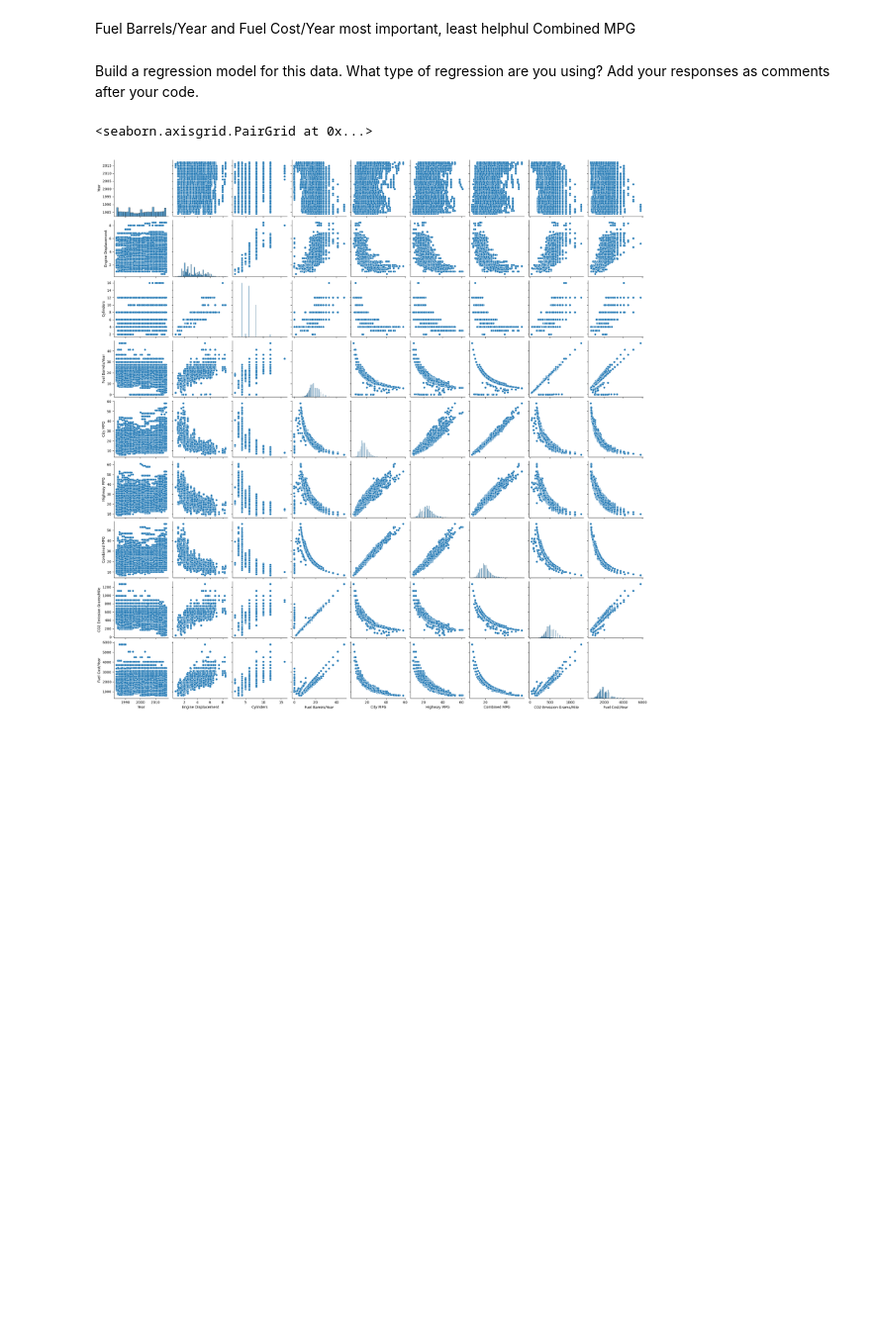
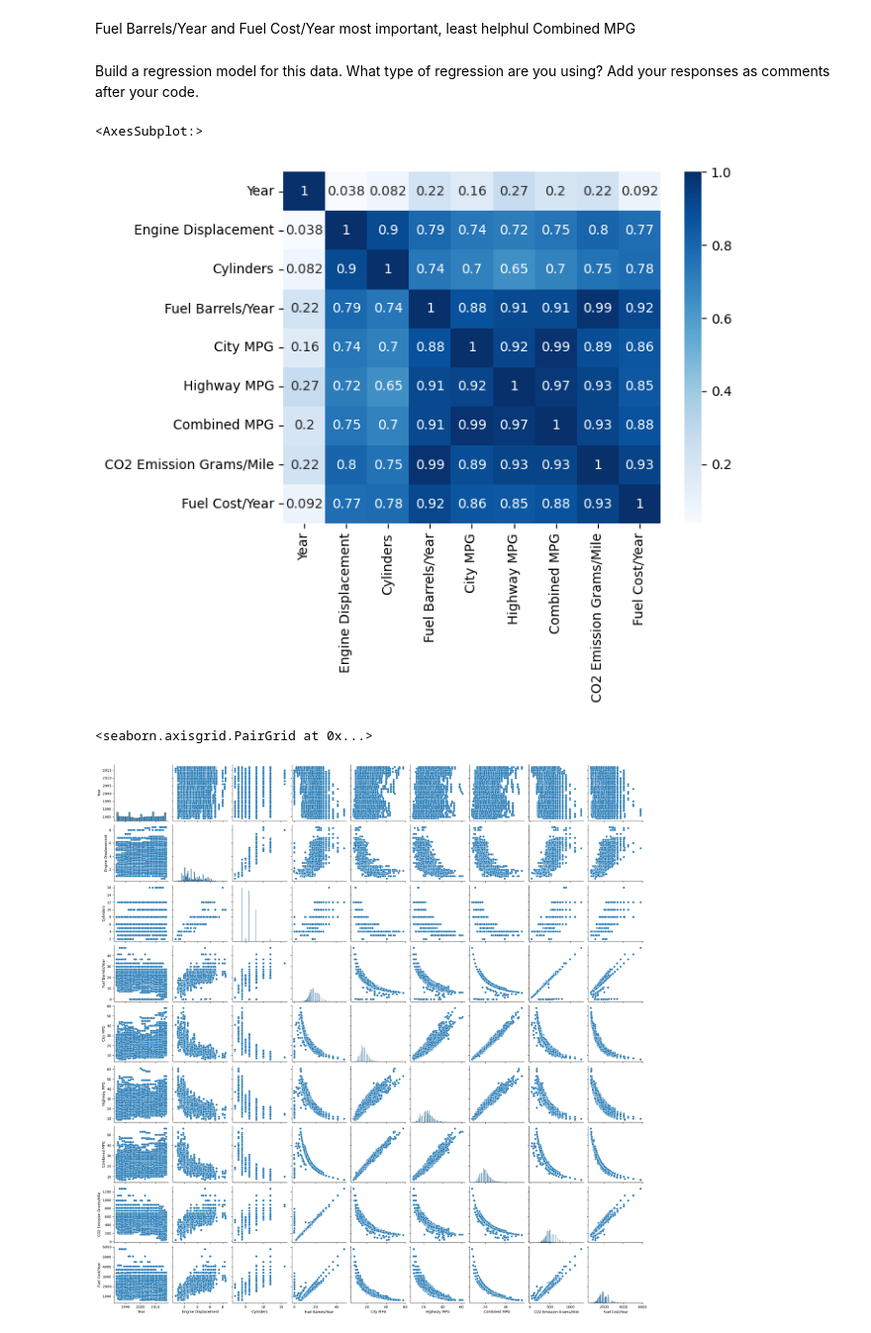
Before and after one commit to EljMorgan/LABS, a Jupyter notebook: Module2/Lab_16_Linear-Regression/main.ipynb, the cells around one changed output. Shown: that part at 99% size. Saved outputs shown, nothing was run; the diff lists cells and outputs as text; code cells hidden in the pictures; blank space fills up the shorter version.

```diff
--- a/Module2/Lab_16_Linear-Regression/main.ipynb
+++ b/Module2/Lab_16_Linear-Regression/main.ipynb
@@ -241,6 +241,11 @@ dtype: float64
  Fuel Barrels/Year and Fuel Cost/Year most important, least helphul Combined MPG
 # %% [markdown]
 Build a regression model for this data. What type of regression are you using? Add your responses as comments after your code.
+# %%
+sns.heatmap(np.abs(vehicles.corr()),annot=True, cmap="Blues")
+# %% [output]
+<AxesSubplot:>
+[figure, added]
 # %%
 # Your response here.
 sns.pairplot(vehicles)
```
Also changed, not shown: 4 other files.
